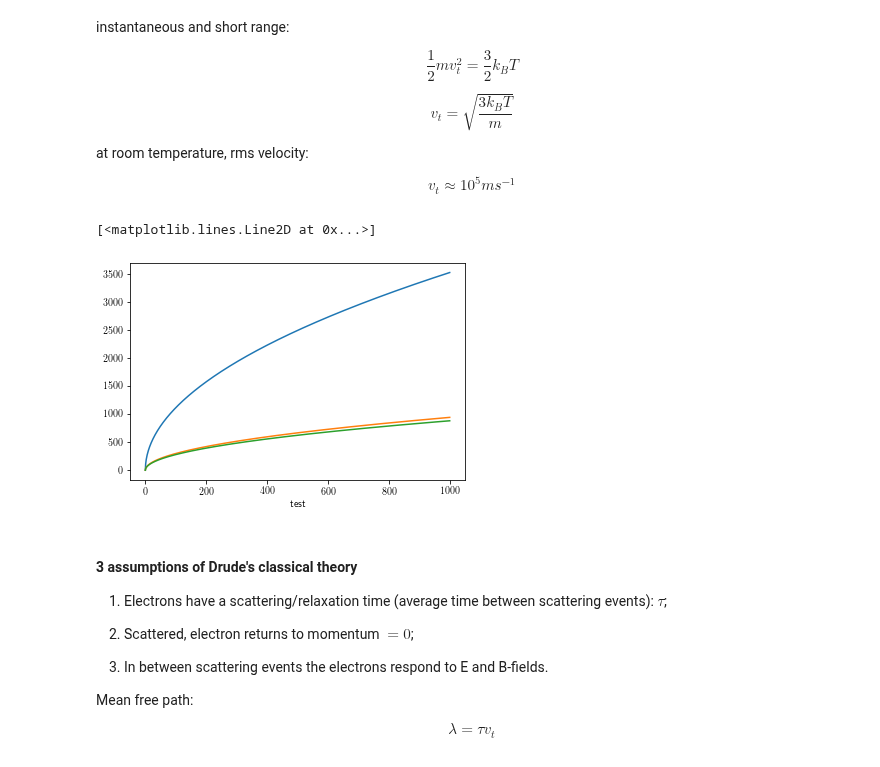
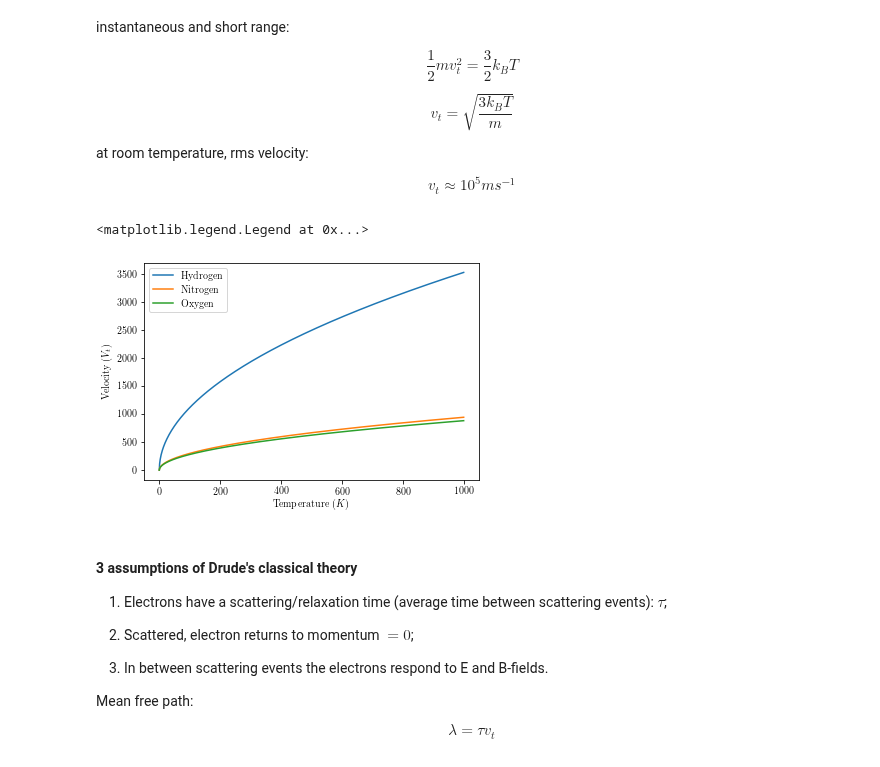
Before and after one commit to Photonico/USyd_CMP, a Jupyter notebook: Lecture 01/Lecture 01.ipynb, the cells around one changed output. Cells and saved outputs as stored; diff of their text form; code cells hidden in the pictures.

```diff
--- a/Lecture 01/Lecture 01.ipynb
+++ b/Lecture 01/Lecture 01.ipynb
@@ -35,19 +35,20 @@ $$v_t \approx 10^5ms^{-1}$$
 # %%
 import numpy as np
 T = np.arange(0,1000,1)
 k = 1.380649e-23
 m = np.matrix([2,28,32])*1.67e-27
 v = np.sqrt(3*k*T/m.T)
 
 import matplotlib.pyplot as plt
-plt.rc("text", usetex = True)
-plt.xlabel(r"Temperature ($K$)")
+plt.rc('font', family='serif')
+plt.xlabel(r"Temperature ($K$)"); plt.ylabel(r"Velocity ($V_t$)")
 plt.plot(T,np.array(v[0,:].T),label="Hydrogen")
 plt.plot(T,np.array(v[1,:].T),label="Nitrogen")
 plt.plot(T,np.array(v[2,:].T),label="Oxygen")
+plt.legend(loc='best')
 # %% [output]
-[<matplotlib.lines.Line2D at 0x...>]
+<matplotlib.legend.Legend at 0x...>
-[figure, old version]
+[figure, new version]
 # %% [markdown]
 #### 3 assumptions of Drude's classical theory
 
```
Also changed, not shown: 1 other file.
